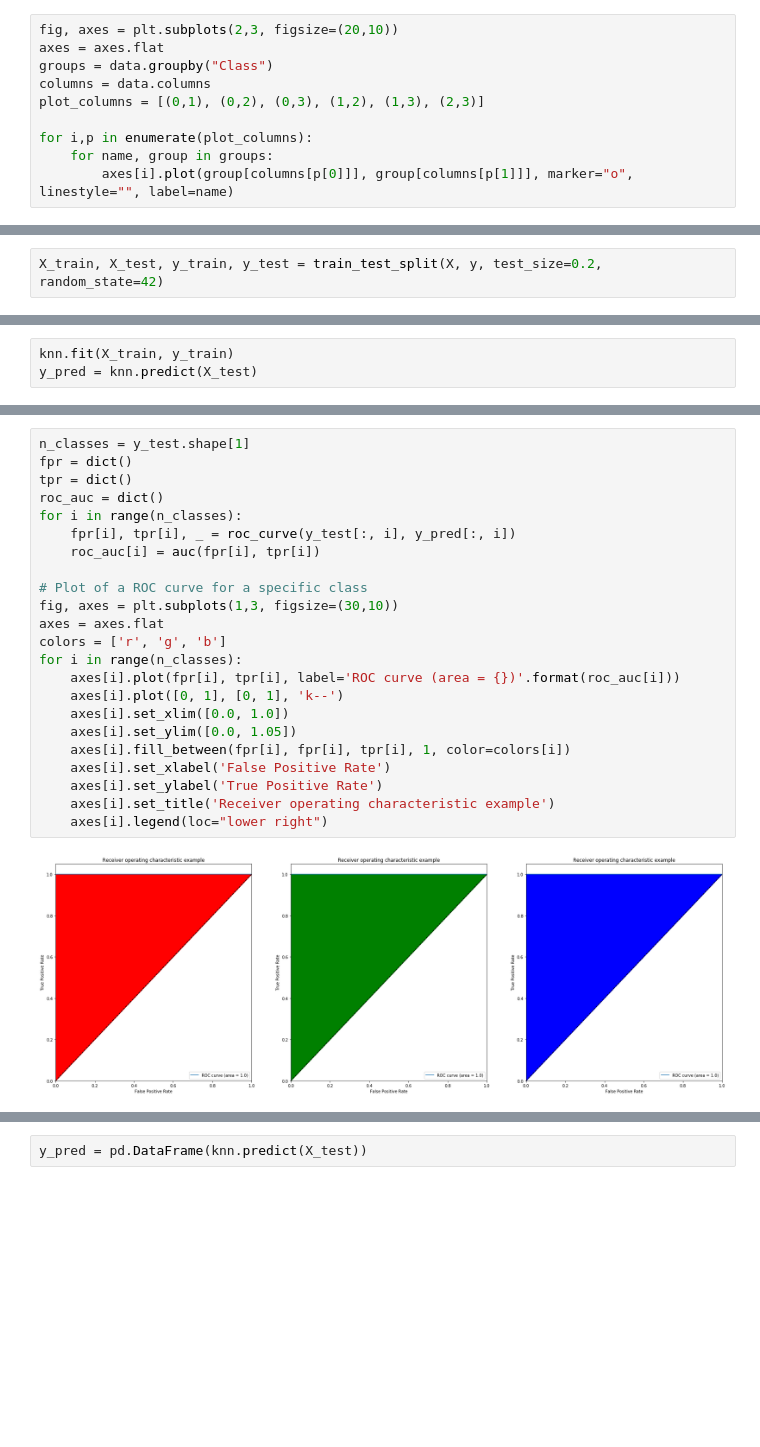
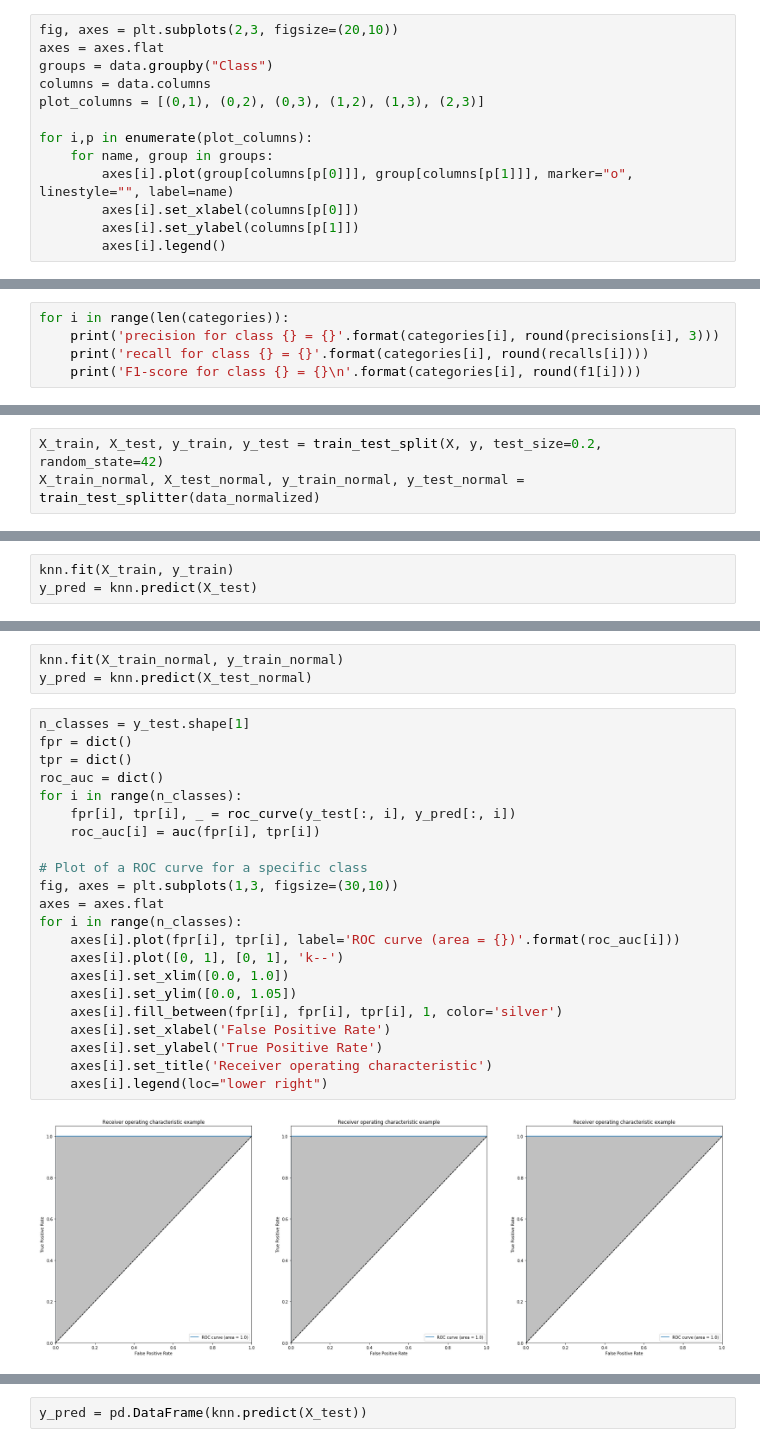
Before and after one commit to codamin/Machine-Learning-Course-Assignments, a Jupyter notebook: hw2/p8.ipynb, the cells around one changed output, grey strips where cells are left out. Cells and saved outputs as stored; diff of their text form; blank space fills up the shorter version.

```diff
--- a/hw2/p8.ipynb
+++ b/hw2/p8.ipynb
@@ -34,4 +43,7 @@ plot_columns = [(0,1), (0,2), (0,3), (1,2), (1,3), (2,3)]
 for i,p in enumerate(plot_columns):
     for name, group in groups:
         axes[i].plot(group[columns[p[0]]], group[columns[p[1]]], marker="o", linestyle="", label=name)
+        axes[i].set_xlabel(columns[p[0]])
+        axes[i].set_ylabel(columns[p[1]])
+        axes[i].legend()
 # %% [output]
@@ -107,0 +155,5 @@ recalls
+# %%
+for i in range(len(categories)):
+    print('precision for class {} = {}'.format(categories[i], round(precisions[i], 3)))
+    print('recall for class {} = {}'.format(categories[i], round(recalls[i])))
+    print('F1-score for class {} = {}\n'.format(categories[i], round(f1[i])))
@@ -122,2 +200,3 @@ y = label_binarize(y, classes=y.unique())
 # %%
 X_train, X_test, y_train, y_test = train_test_split(X, y, test_size=0.2, random_state=42)
+X_train_normal, X_test_normal, y_train_normal, y_test_normal = train_test_splitter(data_normalized)
@@ -129,26 +222,28 @@ y_pred = knn.predict(X_test)
+# %%
+knn.fit(X_train_normal, y_train_normal)
+y_pred = knn.predict(X_test_normal)
 # %%
 n_classes = y_test.shape[1]
 fpr = dict()
 tpr = dict()
 roc_auc = dict()
 for i in range(n_classes):
     fpr[i], tpr[i], _ = roc_curve(y_test[:, i], y_pred[:, i])
     roc_auc[i] = auc(fpr[i], tpr[i])
 
 # Plot of a ROC curve for a specific class
 fig, axes = plt.subplots(1,3, figsize=(30,10))
 axes = axes.flat
-colors = ['r', 'g', 'b']
 for i in range(n_classes):
     axes[i].plot(fpr[i], tpr[i], label='ROC curve (area = {})'.format(roc_auc[i]))
     axes[i].plot([0, 1], [0, 1], 'k--')
     axes[i].set_xlim([0.0, 1.0])
     axes[i].set_ylim([0.0, 1.05])
-    axes[i].fill_between(fpr[i], fpr[i], tpr[i], 1, color=colors[i])
+    axes[i].fill_between(fpr[i], fpr[i], tpr[i], 1, color='silver')
     axes[i].set_xlabel('False Positive Rate')
     axes[i].set_ylabel('True Positive Rate')
-    axes[i].set_title('Receiver operating characteristic example')
+    axes[i].set_title('Receiver operating characteristic')
     axes[i].legend(loc="lower right")
 # %% [output]
-[figure, old version]
+[figure, new version]
 # %%
```
Also changed, not shown: parts of 42 cells of this notebook, 1 other file.
